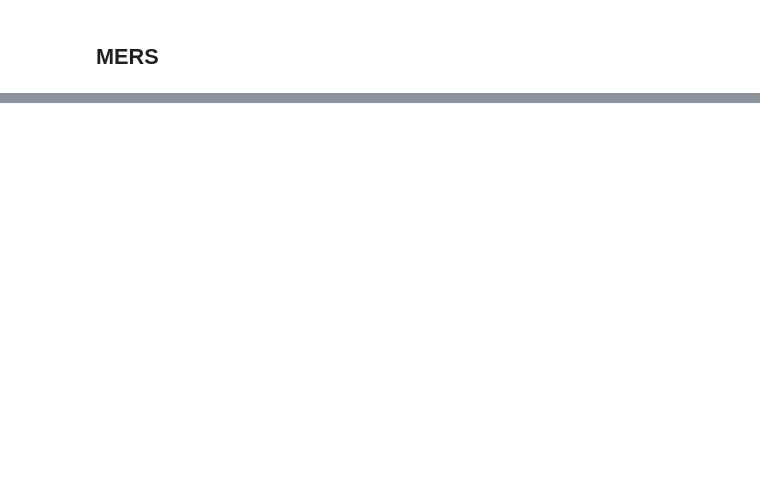
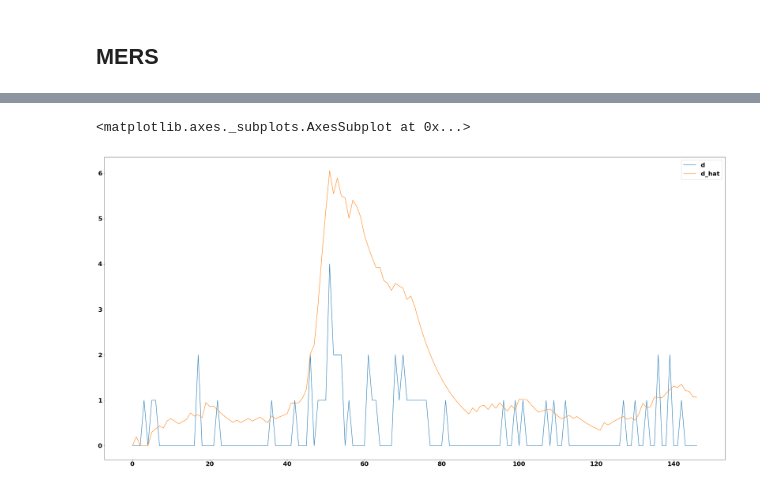
Before and after one commit to Thopiax/pydemic, a Jupyter notebook: analysis.ipynb, the cells around one changed output, grey strips where cells are left out. Cells and saved outputs as stored; diff of their text form; code cells hidden in the pictures; blank space fills up the shorter version.

```diff
--- a/analysis.ipynb
+++ b/analysis.ipynb
@@ -148,0 +118,9 @@ ValueError: view limit minimum -36869.35 is less than 1 and is an invalid Matplo
+# %%
+estimate_death_curve(
+    second_mers_ts['Infected'].values,
+    second_mers_ts['Dead'].values,
+    S_mers
+).plot()
+# %% [output]
+<matplotlib.axes._subplots.AxesSubplot at 0x...>
+[figure, added]
```
Also changed, not shown: parts of 21 cells of this notebook, 4 other files.
